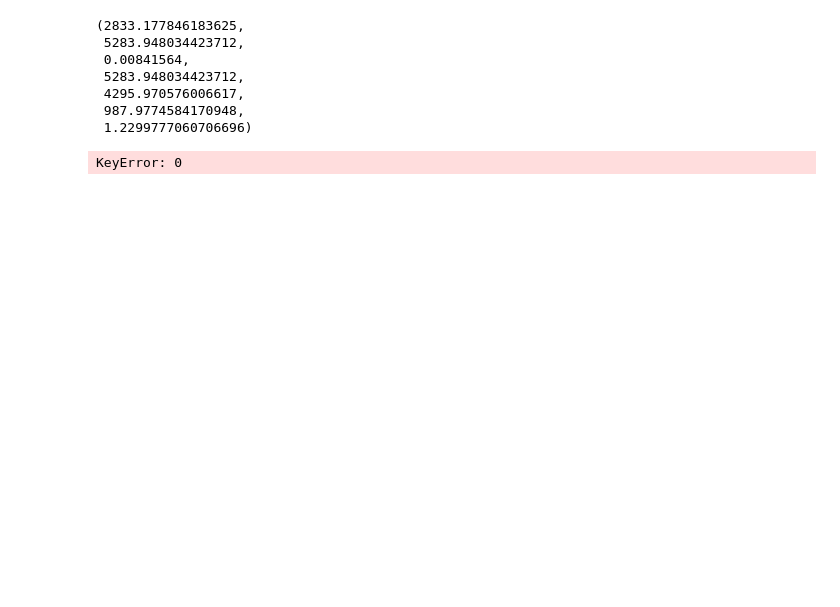
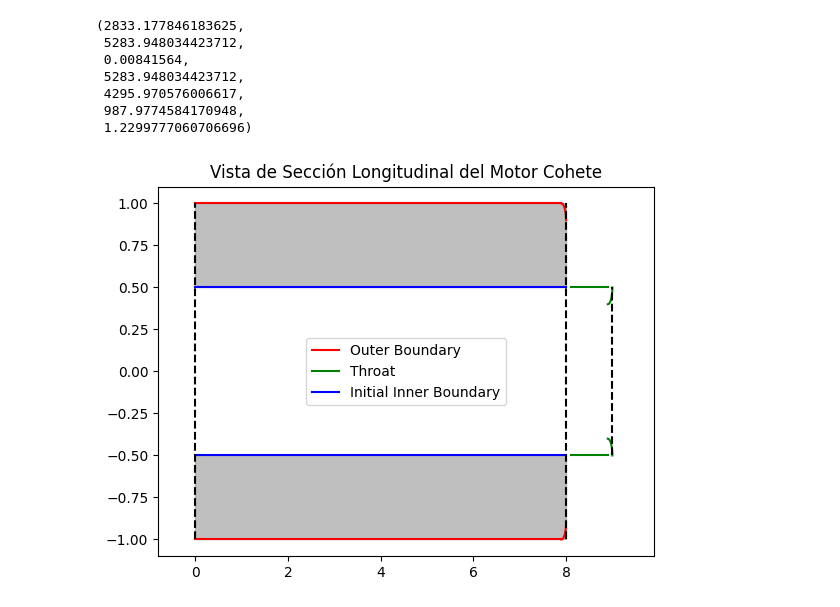
Before and after one commit to marcosflz/OpenRED, a Jupyter notebook: tests.ipynb, the cells around one changed output. Drawn from its saved outputs; the diff is of its cells as text; code cells hidden in the pictures; blank space fills up the shorter version.

Commit message:
Testing on TubularGrain class

```diff
--- a/tests.ipynb
+++ b/tests.ipynb
@@ -146,5 +142,0 @@ class propellantCombustion:
-# %%
-di = {"a":1, "b":2}
-di[0]
-# %% [output]
-KeyError: 0
@@ -150,0 +286,9 @@ KeyError: 0
+# %%
+inputs = [0.5, 1, 0.5, 8, 1, 1800, 0.01356, 0.3, 1.15, 223, 1800, 101325, 1e-6]
+# Crear una instancia de TubularGrain
+grain = TubularGrain(inputs)
+
+# Llamar al método engineGraph para mostrar el dibujo
+grain.longitudinalSectionGraph()
+# %% [output]
+[figure, added]
```
Also changed, not shown: parts of 2 cells of this notebook, 1 other file.
